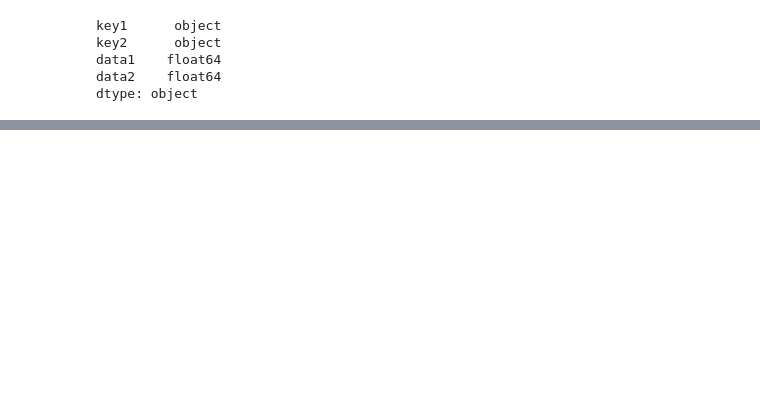
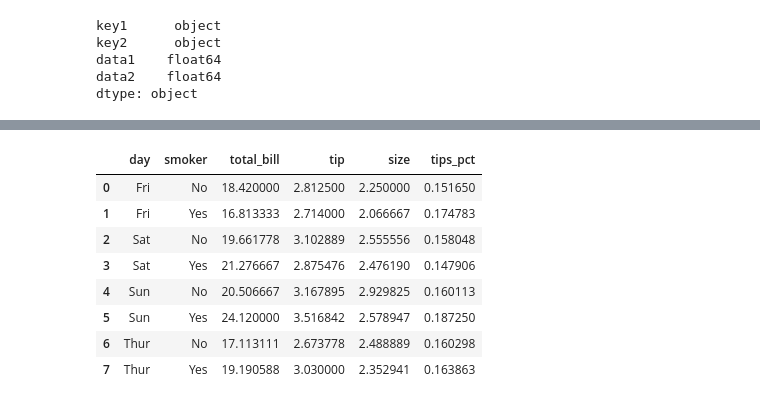
Before and after one commit to Salekeen/ML-Notebooks, a Jupyter notebook: Python for Data Analysis/Part 10.ipynb, the cells around one changed output, grey strips where cells are left out. Cells and saved outputs as stored; diff of their text form; code cells hidden in the pictures; blank space fills up the shorter version.

```diff
--- a/Python for Data Analysis/Part 10.ipynb
+++ b/Python for Data Analysis/Part 10.ipynb
@@ -204,0 +477,13 @@ people
+# %%
+# Returning Agg data without row indices
+tips.groupby(['day','smoker'],as_index=False).mean()
+# %% [output]
+|  | day | smoker | total_bill | tip | size | tips_pct |
+| 0 | Fri | No | 18.420000 | 2.812500 | 2.250000 | 0.151650 |
+| 1 | Fri | Yes | 16.813333 | 2.714000 | 2.066667 | 0.174783 |
+| 2 | Sat | No | 19.661778 | 3.102889 | 2.555556 | 0.158048 |
+| 3 | Sat | Yes | 21.276667 | 2.875476 | 2.476190 | 0.147906 |
+| 4 | Sun | No | 20.506667 | 3.167895 | 2.929825 | 0.160113 |
+| 5 | Sun | Yes | 24.120000 | 3.516842 | 2.578947 | 0.187250 |
+| 6 | Thur | No | 17.113111 | 2.673778 | 2.488889 | 0.160298 |
+| 7 | Thur | Yes | 19.190588 | 3.030000 | 2.352941 | 0.163863 |
```
Also changed, not shown: parts of 58 cells of this notebook, 1 other file.
